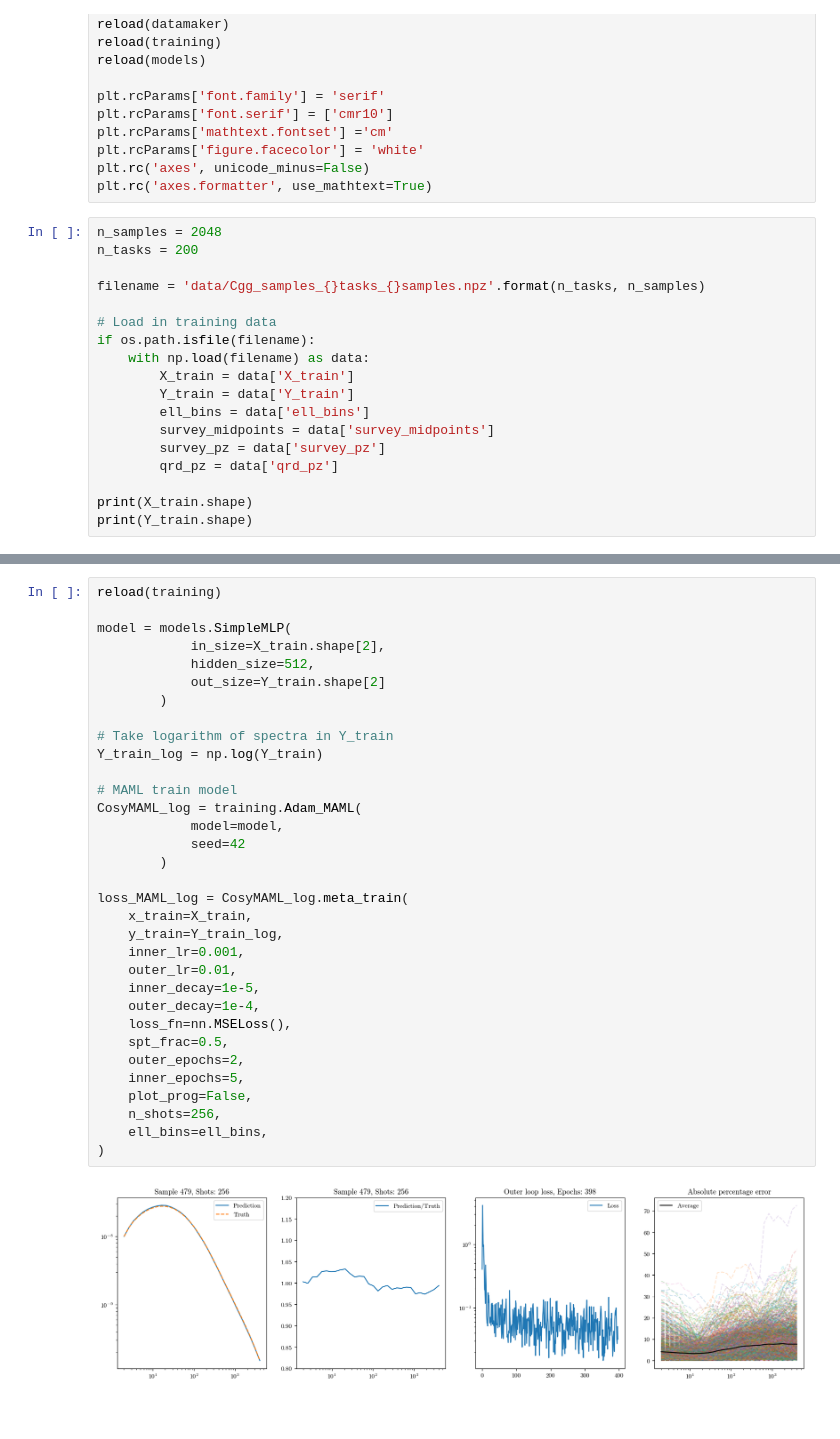
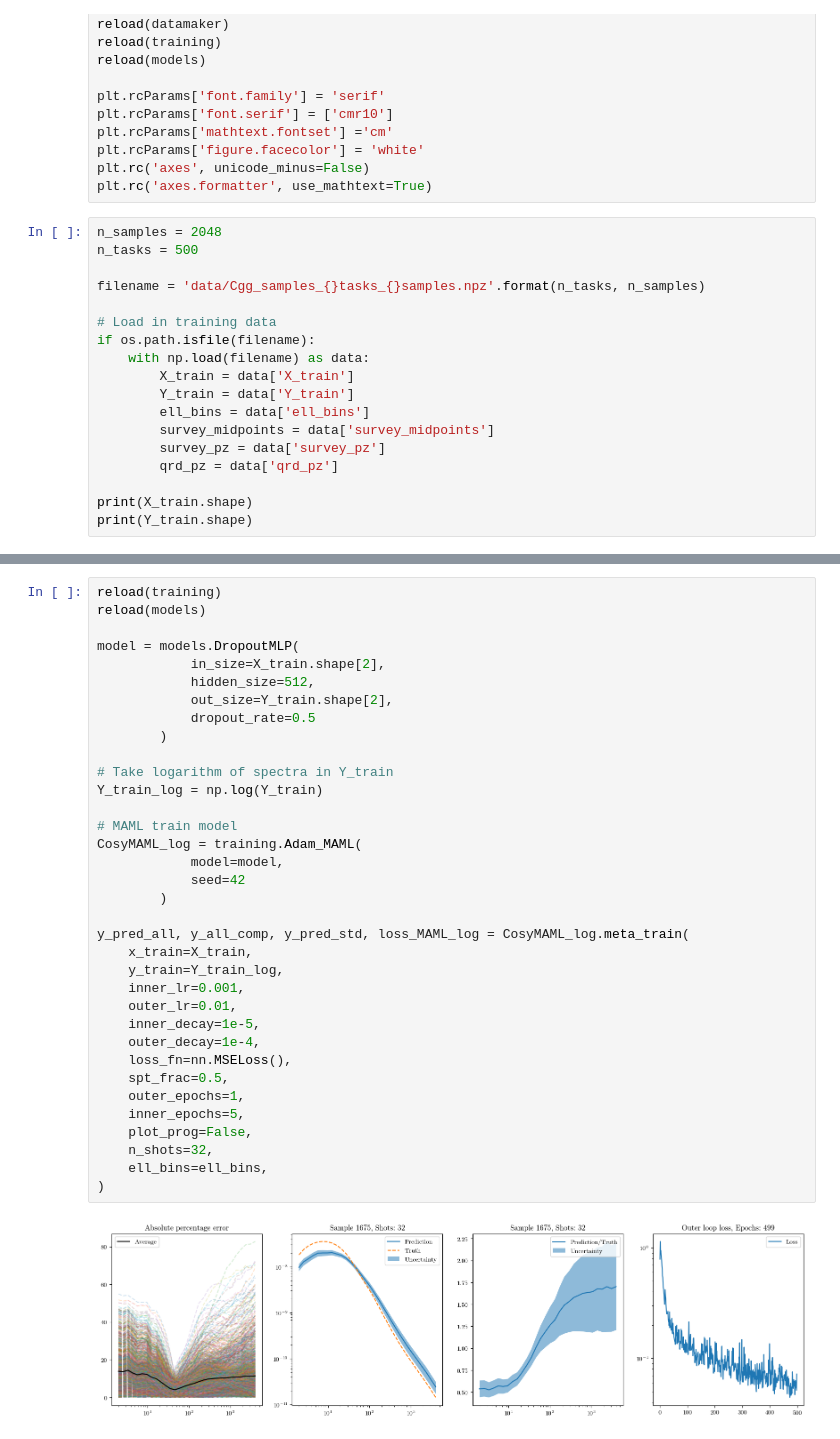
Before and after one commit to CMacM/CosyMAML, a Jupyter notebook: multisurvey_binned.ipynb, the cells around one changed output, grey strips where cells are left out. Saved outputs shown, nothing was run; the diff lists cells and outputs as text; blank space fills up the shorter version.

Commit message:
Refactor MAML training code

```diff
--- a/multisurvey_binned.ipynb
+++ b/multisurvey_binned.ipynb
@@ -44,7 +44,7 @@ plt.rc('axes', unicode_minus=False)
 plt.rc('axes.formatter', use_mathtext=True)
 # %%
 n_samples = 2048
-n_tasks = 200
+n_tasks = 500
 
 filename = 'data/Cgg_samples_{}tasks_{}samples.npz'.format(n_tasks, n_samples)
 
@@ -66,35 +66,37 @@ print(Y_train.shape)
 # %%
 reload(training)
+reload(models)
 
-model = models.SimpleMLP(
+model = models.DropoutMLP(
             in_size=X_train.shape[2],
             hidden_size=512,
-            out_size=Y_train.shape[2]
+            out_size=Y_train.shape[2],
+            dropout_rate=0.5
         )
 
 # Take logarithm of spectra in Y_train
 Y_train_log = np.log(Y_train)
 
 # MAML train model
 CosyMAML_log = training.Adam_MAML(
             model=model,
             seed=42
         )
 
-loss_MAML_log = CosyMAML_log.meta_train(
+y_pred_all, y_all_comp, y_pred_std, loss_MAML_log = CosyMAML_log.meta_train(
     x_train=X_train,
     y_train=Y_train_log,
     inner_lr=0.001,
     outer_lr=0.01,
     inner_decay=1e-5,
     outer_decay=1e-4,
     loss_fn=nn.MSELoss(),
     spt_frac=0.5,
-    outer_epochs=2,
+    outer_epochs=1,
     inner_epochs=5,
     plot_prog=False,
-    n_shots=256,
+    n_shots=32,
     ell_bins=ell_bins,
 )
 # %% [output]
-[figure, old version]
+[figure, new version]
```
Also changed, not shown: parts of 3 cells of this notebook, 3 other files.
